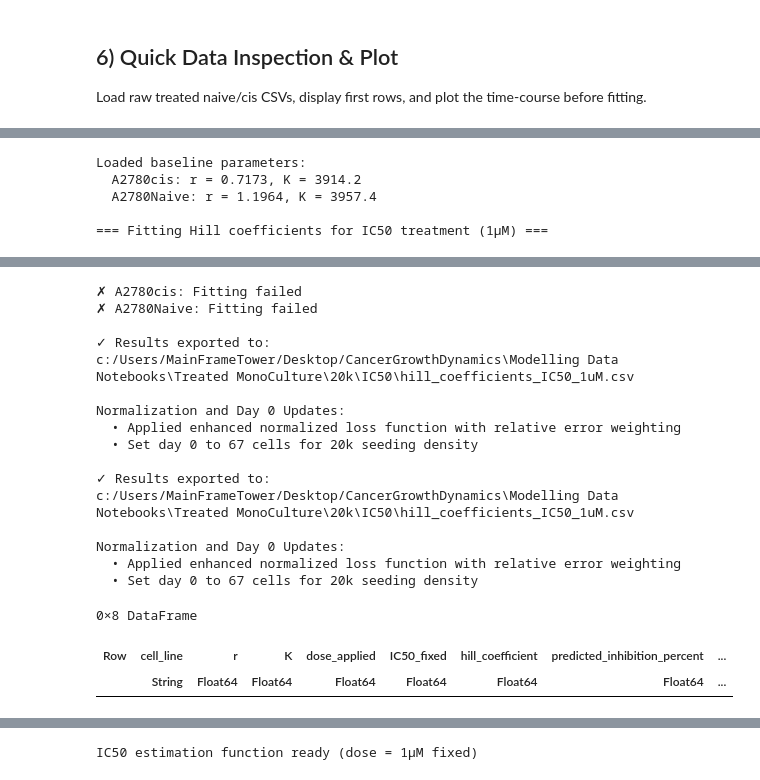
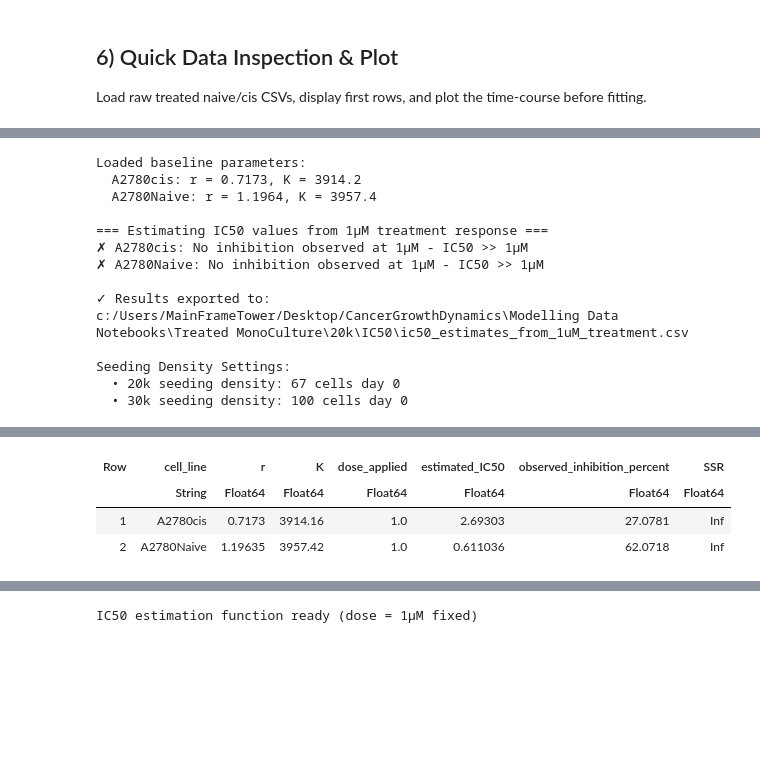
Before and after one commit to kadinelbak/CancerGrowthDynamics, a Jupyter notebook: Modelling Data Notebooks/Treated MonoCulture/Treated MonoCulture Math Modelling - 20k IC50.ipynb, the cells around one changed output, grey strips where cells are left out. Cells and saved outputs as stored; diff of their text form; code cells hidden in the pictures; blank space fills up the shorter version.

```diff
--- a/Modelling Data Notebooks/Treated MonoCulture/Treated MonoCulture Math Modelling - 20k IC50.ipynb
+++ b/Modelling Data Notebooks/Treated MonoCulture/Treated MonoCulture Math Modelling - 20k IC50.ipynb
@@ -254,14 +651,14 @@ fits = Dict{Symbol,Any}(
 
 # Plot results and export
 for (k,f) in fits
-    if f !== nothing && f.sol !== nothing
-        plt = scatter(f.x, f.y; label="Data", xlabel="Day", ylabel="Mean Cells",
+    if f !== nothing && f["sol"] !== nothing
+        plt = scatter(f["x"], f["y"]; label="Data", xlabel="Day", ylabel="Mean Cells",
                      title="$(k) - IC50 Estimation from 1µM Response")
-        plot!(plt, f.sol.t, getindex.(f.sol.u,1); label="Model", lw=2)
+        plot!(plt, f["sol"].t, getindex.(f["sol"].u,1); label="Model", lw=2)
 
         # Add parameter info to plot
-        ic50_val = isfinite(f.IC50) ? "$(round(f.IC50, digits=2)) µM" : ">> 1µM"
-        obs_inh = round(f.inhibition_observed * 100, digits=1)
+        ic50_val = isfinite(f["IC50"]) ? "$(round(f["IC50"], digits=2)) µM" : ">> 1µM"
+        obs_inh = round(f["inhibition_observed"] * 100, digits=1)
 
         annotate!(plt, 0.02, 0.98,
                  text("Applied: 1µM\nEstimated IC50: $ic50_val\nObserved inhibition: $obs_inh%", 9, :left),
@@ -271,11 +668,11 @@ for (k,f) in fits
         display(plt)
 
         println("✓ $(k):")
-        println("    Applied dose: $(f.dose) µM")
-        ic50_str = isfinite(f.IC50) ? string(round(f.IC50, digits=3)) : ">> 1"
+        println("    Applied dose: $(f["dose"]) µM")
+        ic50_str = isfinite(f["IC50"]) ? string(round(f["IC50"], digits=3)) : ">> 1"
         println("    Estimated IC50: $ic50_str µM")
-        println("    Observed inhibition: $(round(f.inhibition_observed * 100, digits=1))%")
-        println("    Model fit SSR: $(round(f.ssr, sigdigits=4))")
+        println("    Observed inhibition: $(round(f["inhibition_observed"] * 100, digits=1))%")
+        println("    Model fit SSR: $(round(f["ssr"], sigdigits=4))")
         println("    Day 0 cell count: 67 cells (20k seeding density)")
     else
         println("✗ $(k): No inhibition observed at 1µM - IC50 >> 1µM")
@@ -288,8 +685,8 @@ rows = DataFrame(cell_line=String[], r=Float64[], K=Float64[], dose_applied=Floa
                 estimated_IC50=Float64[], observed_inhibition_percent=Float64[], SSR=Float64[])
 for (name,f) in fits
     if f !== nothing
-        push!(rows, (; cell_line=String(name), r=f.r, K=f.K, dose_applied=f.dose,
-                      estimated_IC50=f.IC50, observed_inhibition_percent=f.inhibition_observed*100, SSR=f.ssr))
+        push!(rows, (; cell_line=String(name), r=f["r"], K=f["K"], dose_applied=f["dose"],
+                      estimated_IC50=f["IC50"], observed_inhibition_percent=f["inhibition_observed"]*100, SSR=f["ssr"]))
     end
 end
 CSV.write(out_csv, rows)
@@ -303,4 +700,12 @@ Loaded baseline parameters:
   A2780cis: r = 0.7173, K = 3914.2
   A2780Naive: r = 1.1964, K = 3957.4
 
-=== Fitting Hill coefficients for IC50 treatment (1µM) ===
+=== Estimating IC50 values from 1µM treatment response ===
+✗ A2780cis: No inhibition observed at 1µM - IC50 >> 1µM
+✗ A2780Naive: No inhibition observed at 1µM - IC50 >> 1µM
+
+✓ Results exported to: c:/Users/MainFrameTower/Desktop/CancerGrowthDynamics\Modelling Data Notebooks\Treated MonoCulture\20k\IC50\ic50_estimates_from_1uM_treatment.csv
+
+Seeding Density Settings:
+  • 20k seeding density: 67 cells day 0
+  • 30k seeding density: 100 cells day 0
@@ -311,18 +713,5 @@ Loaded baseline parameters:
-✗ A2780cis: Fitting failed
-✗ A2780Naive: Fitting failed
-
-✓ Results exported to: c:/Users/MainFrameTower/Desktop/CancerGrowthDynamics\Modelling Data Notebooks\Treated MonoCulture\20k\IC50\hill_coefficients_IC50_1uM.csv
-
-Normalization and Day 0 Updates:
-  • Applied enhanced normalized loss function with relative error weighting
-  • Set day 0 to 67 cells for 20k seeding density
-
-✓ Results exported to: c:/Users/MainFrameTower/Desktop/CancerGrowthDynamics\Modelling Data Notebooks\Treated MonoCulture\20k\IC50\hill_coefficients_IC50_1uM.csv
-
-Normalization and Day 0 Updates:
-  • Applied enhanced normalized loss function with relative error weighting
-  • Set day 0 to 67 cells for 20k seeding density
-0×8 DataFrame
-| Row | cell_line | r | K | dose_applied | IC50_fixed | hill_coefficient | predicted_inhibition_percent | ... |
-|  | String | Float64 | Float64 | Float64 | Float64 | Float64 | Float64 | ... |
+| Row | cell_line | r | K | dose_applied | estimated_IC50 | observed_inhibition_percent | SSR |
+|  | String | Float64 | Float64 | Float64 | Float64 | Float64 | Float64 |
+| 1 | A2780cis | 0.7173 | 3914.16 | 1.0 | 2.69303 | 27.0781 | Inf |
+| 2 | A2780Naive | 1.19635 | 3957.42 | 1.0 | 0.611036 | 62.0718 | Inf |
 # %%
```
Also changed, not shown: parts of 9 cells of this notebook, 16 other files.
